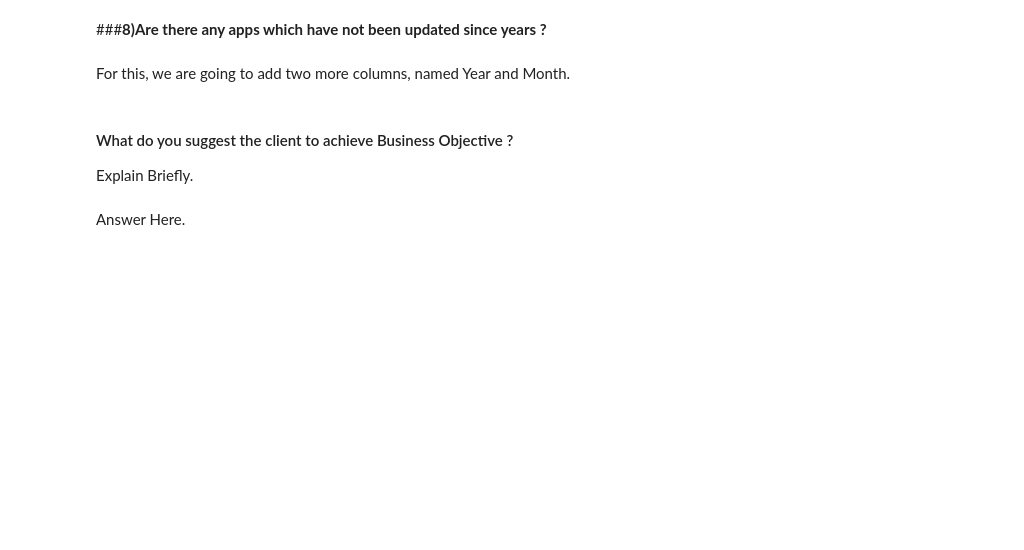
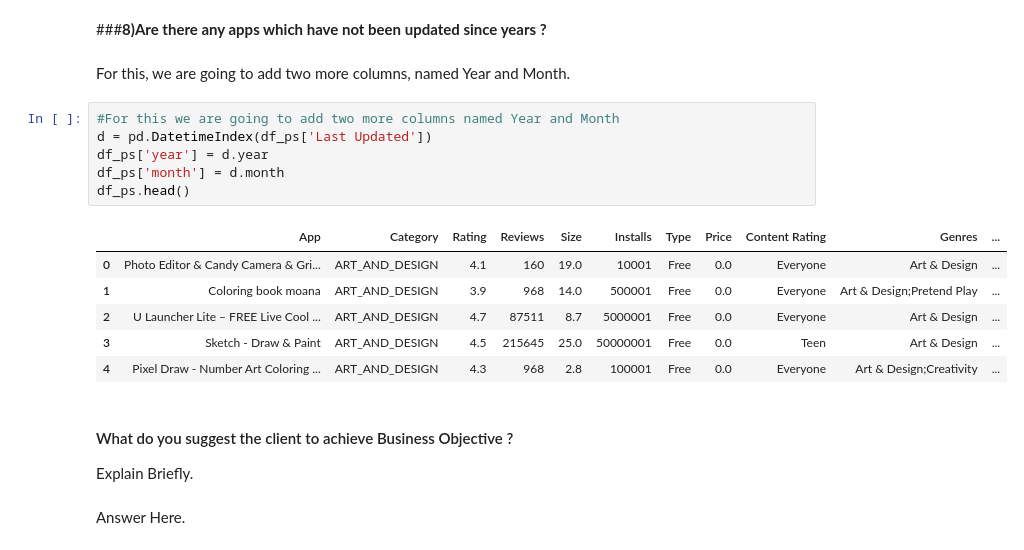
Before and after one commit to shubhsk321go/EDA_capstone_project_playStore_Analysis, a Jupyter notebook: Copy_of_Sample_EDA_Submission_Template.ipynb, the cells around one changed output. Cells and saved outputs as stored; diff of their text form; blank space fills up the shorter version.

```diff
--- a/Copy_of_Sample_EDA_Submission_Template.ipynb
+++ b/Copy_of_Sample_EDA_Submission_Template.ipynb
@@ -1679,6 +1845,19 @@ Communication,Tools,Productivity genre has most number of installation.
 ###**8)Are there any apps which have not been updated since years ?**
 # %% [markdown]
 For this, we are going to add two more columns, named Year and Month.
+# %%
+#For this we are going to add two more columns named Year and Month
+d = pd.DatetimeIndex(df_ps['Last Updated'])
+df_ps['year'] = d.year
+df_ps['month'] = d.month
+df_ps.head()
+# %% [output]
+|  | App | Category | Rating | Reviews | Size | Installs | Type | Price | Content Rating | Genres | ... |
+| 0 | Photo Editor & Candy Camera & Gri... | ART_AND_DESIGN | 4.1 | 160 | 19.0 | 10001 | Free | 0.0 | Everyone | Art & Design | ... |
+| 1 | Coloring book moana | ART_AND_DESIGN | 3.9 | 968 | 14.0 | 500001 | Free | 0.0 | Everyone | Art & Design;Pretend Play | ... |
+| 2 | U Launcher Lite – FREE Live Cool ... | ART_AND_DESIGN | 4.7 | 87511 | 8.7 | 5000001 | Free | 0.0 | Everyone | Art & Design | ... |
+| 3 | Sketch - Draw & Paint | ART_AND_DESIGN | 4.5 | 215645 | 25.0 | 50000001 | Free | 0.0 | Teen | Art & Design | ... |
+| 4 | Pixel Draw - Number Art Coloring ... | ART_AND_DESIGN | 4.3 | 968 | 2.8 | 100001 | Free | 0.0 | Everyone | Art & Design;Creativity | ... |
 # %% [markdown]
 #### What do you suggest the client to achieve Business Objective ?
 Explain Briefly.
```
Also changed, not shown: parts of 42 cells of this notebook.
